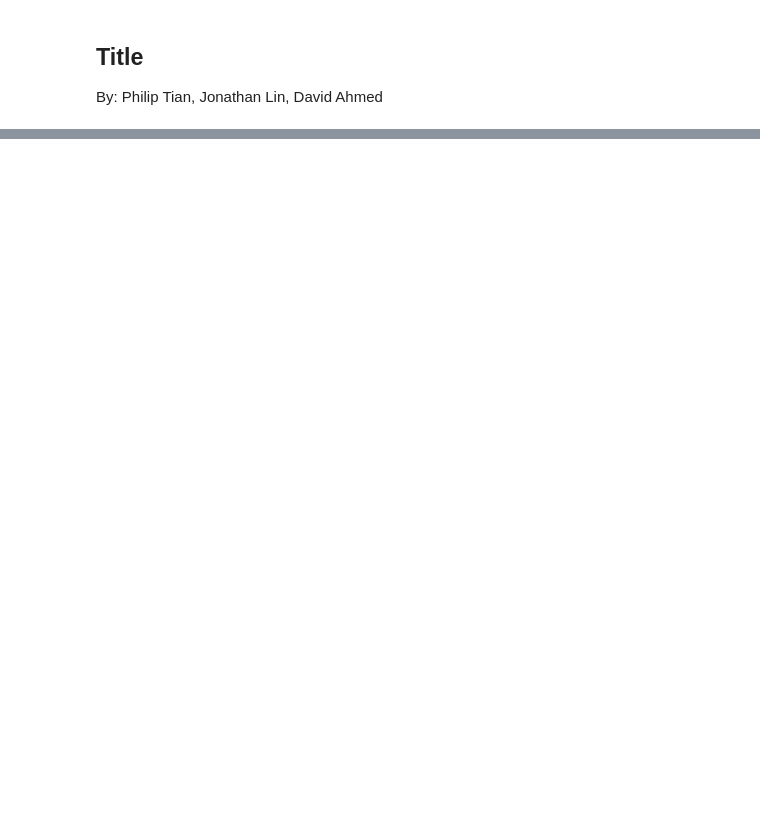
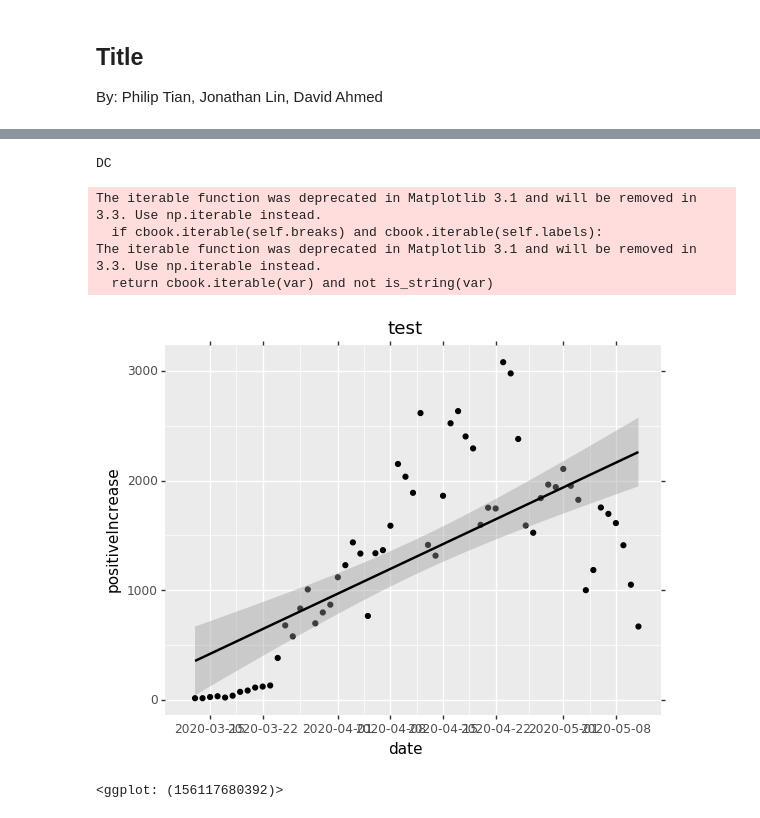
Before and after one commit to jonlin1000/jonlin1000.github.io, a Jupyter notebook: FinalProject.ipynb, the cells around one changed output, grey strips where cells are left out. Drawn from its saved outputs; the diff is of its cells as text; code cells hidden in the pictures; blank space fills up the shorter version.

Commit message:
added graphs/dataframes for # new cases in each state

```diff
--- a/FinalProject.ipynb
+++ b/FinalProject.ipynb
@@ -30,0 +14,26 @@ cases = data.groupby(['state','date']).agg({'positive': 'sum'}).reset_index().so
+# %%
+states = ['AL','AK','AZ','AR','CA','CO','CT','DE','FL','GA','HI','ID','IL','IN','IA','KS','KY',
+          'LA','ME','MD','MA','MI','MN','MS','MO','MT','NE','NV','NH','NJ','NM','NY','NC','ND',
+          'OH','OK','OR','PA','RI','SC','SD','TN','TX','UT','VT','VA','WA','WV','WI','WY','DC']
+states_df = list()
+for s in states:
+    df = data.query('state == @s')
+    states_df.append(df)
+#print(states_df)
+# %%
+(ggplot(states_df[50],aes(y='positiveIncrease',x='date'))
+    + geom_point() + geom_smooth(method='lm')
+    + ggtitle(states_df[50].iloc[0]['state']))
+# %% [output]
+DC
+# %%
+(ggplot(states_df[20],aes(y='positiveIncrease',x='date'))
+    + geom_point() + geom_smooth(method='lm')
+    + ggtitle("test"))
+# %% [output]
+The iterable function was deprecated in Matplotlib 3.1 and will be removed in 3.3. Use np.iterable instead.
+  if cbook.iterable(self.breaks) and cbook.iterable(self.labels):
+The iterable function was deprecated in Matplotlib 3.1 and will be removed in 3.3. Use np.iterable instead.
+  return cbook.iterable(var) and not is_string(var)
+[figure, added]
+<ggplot: (156117680392)>
```
Also changed, not shown: parts of 1 cell of this notebook.
